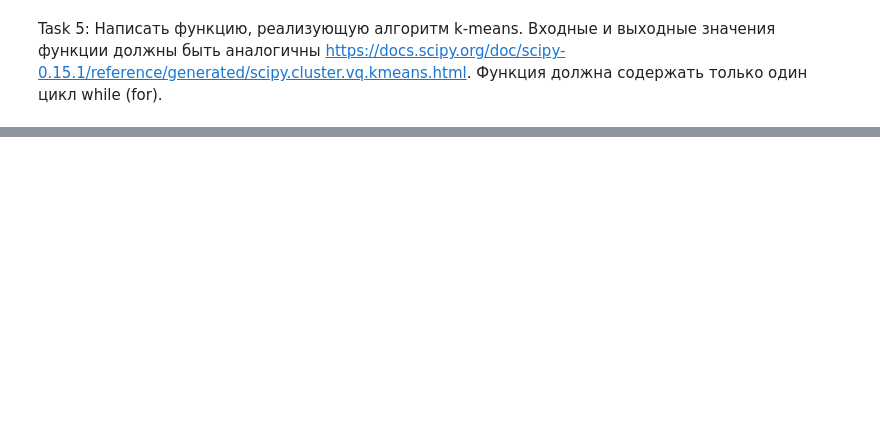
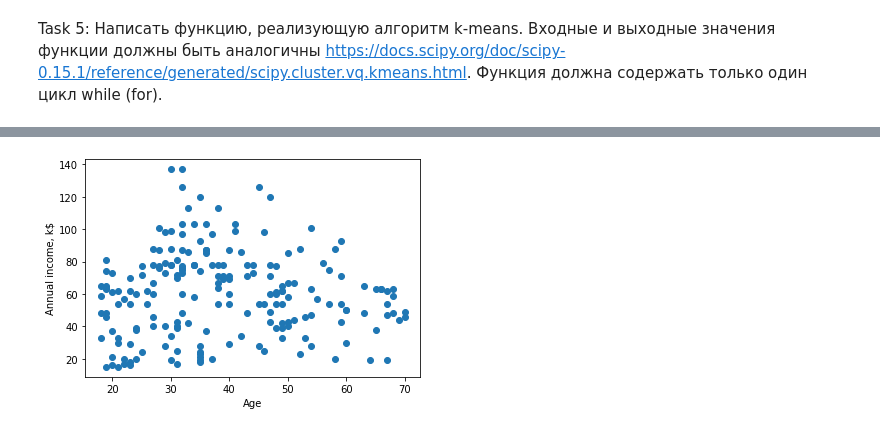
Before and after one commit to bulavkoEP/matprak, a Jupyter notebook: hometask_2.ipynb, the cells around one changed output, grey strips where cells are left out. Saved outputs shown, nothing was run; the diff lists cells and outputs as text; code cells hidden in the pictures; blank space fills up the shorter version.

```diff
--- a/hometask_2.ipynb
+++ b/hometask_2.ipynb
@@ -61,0 +90,13 @@ kmeans(obs, k_or_guess):
+# %%
+url = 'https://raw.githubusercontent.com/sharmaroshan/Clustering-of-Mall-Customers/master/Mall_Customers.csv'
+data = np.loadtxt(url, delimiter=',', dtype=object, skiprows=1)
+data[:5]
+data[:, 2:] = data[:, 2:].astype(int)
+import matplotlib.pyplot as plt
+# %%
+plt.scatter(data[:, 2], data[:, 3])
+plt.xlabel("Age")
+plt.ylabel("Annual income, k$")
+plt.show()
+# %% [output]
+[figure, added]
```
Also changed, not shown: parts of 9 cells of this notebook.
